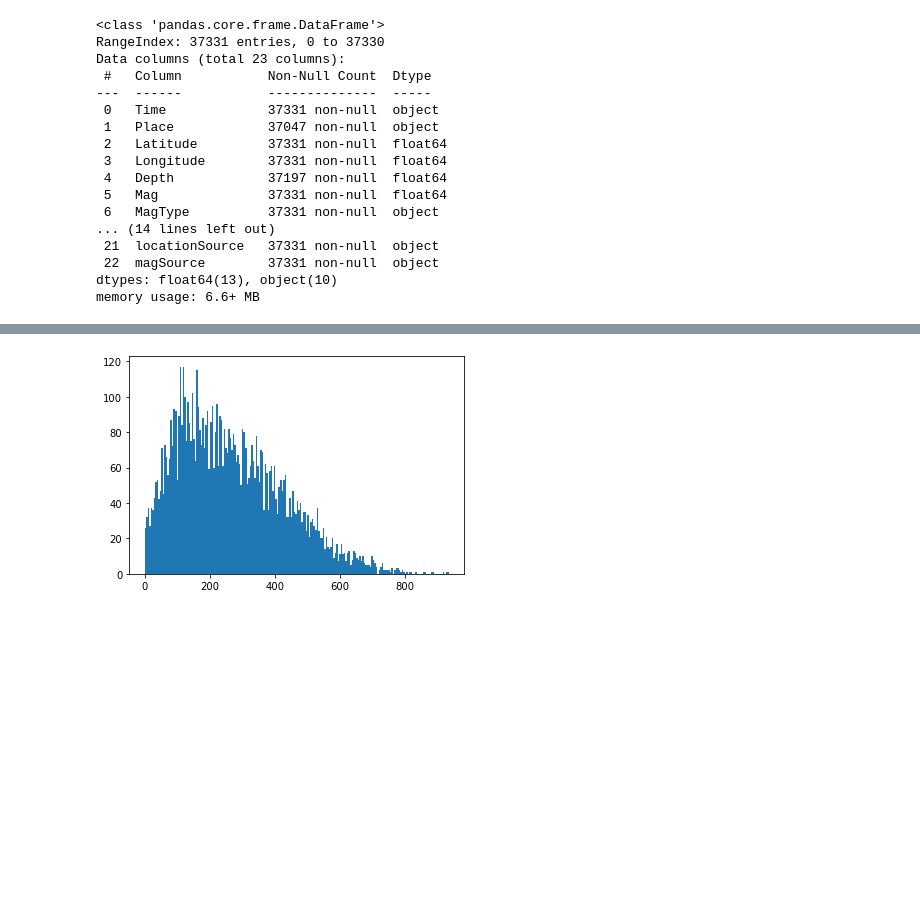
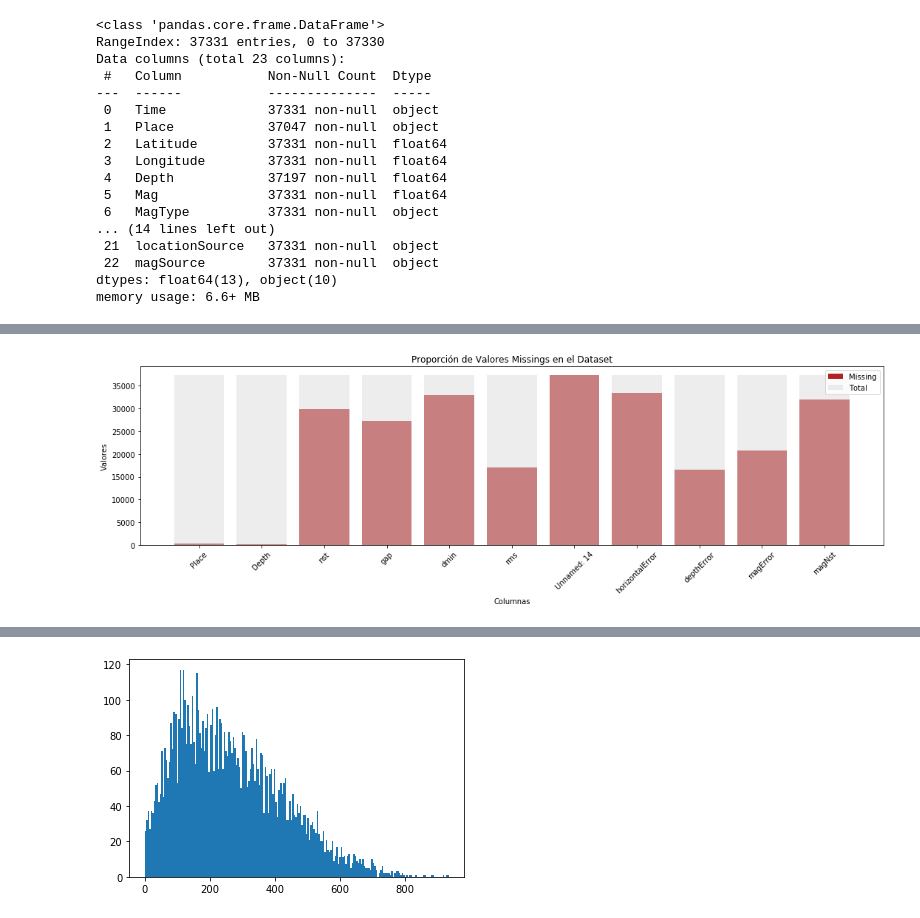
Before and after one commit to imurcortes/Eathquake, a Jupyter notebook: code.ipynb, the cells around one changed output, grey strips where cells are left out. Saved outputs shown, nothing was run; the diff lists cells and outputs as text; code cells hidden in the pictures; blank space fills up the shorter version.

Commit message:
1-sept
adding missings (patterns and incidence) analysis

```diff
--- a/code.ipynb
+++ b/code.ipynb
@@ -55,0 +57,8 @@ Las columnas devuelven la siguiente información:
+# %%
+# Lista de columnas con menos de 20 valores distintos
+to_factor = list(df.loc[:,df.nunique() < 20]);
+
+# Transformación de variables a tipo categórico
+df[to_factor] = df[to_factor].astype('category')
+
+print(f'Columnas transformadas: {to_factor}')
@@ -55,0 +89,4 @@ Las columnas devuelven la siguiente información:
+# %%
+# Creo un DF para analizar el impacto de los missings
+ms = df.isna().sum()
+ms
@@ -55,0 +111,26 @@ Las columnas devuelven la siguiente información:
+# %%
+# Aíslo aquellas columnas afectadas por valores nulos, de forma que podamos entender mejor su incidencia.
+ms_graf = ms[ms>0]
+# %%
+# Plot de datos missing
+
+plt.figure(figsize=(15, 5))  # Set the figure size
+
+# Barra valores missings
+plt.bar(ms_graf.index, ms_graf.values, color='firebrick', label='Missing')
+
+# Barrra valores totales
+total_rows = len(df)
+plt.bar(ms_graf.index, [total_rows] * len(missing), color='gainsboro', alpha=0.5, label='Total')
+
+plt.xlabel('Columnas')
+plt.ylabel('Valores')
+plt.title('Proporción de Valores Missings en el Dataset')
+plt.legend()
+plt.xticks(rotation=45)
+
+
+plt.tight_layout()
+plt.show()
+# %% [output]
+[figure, added]
```
Also changed, not shown: parts of 13 cells of this notebook, 1 other file.
